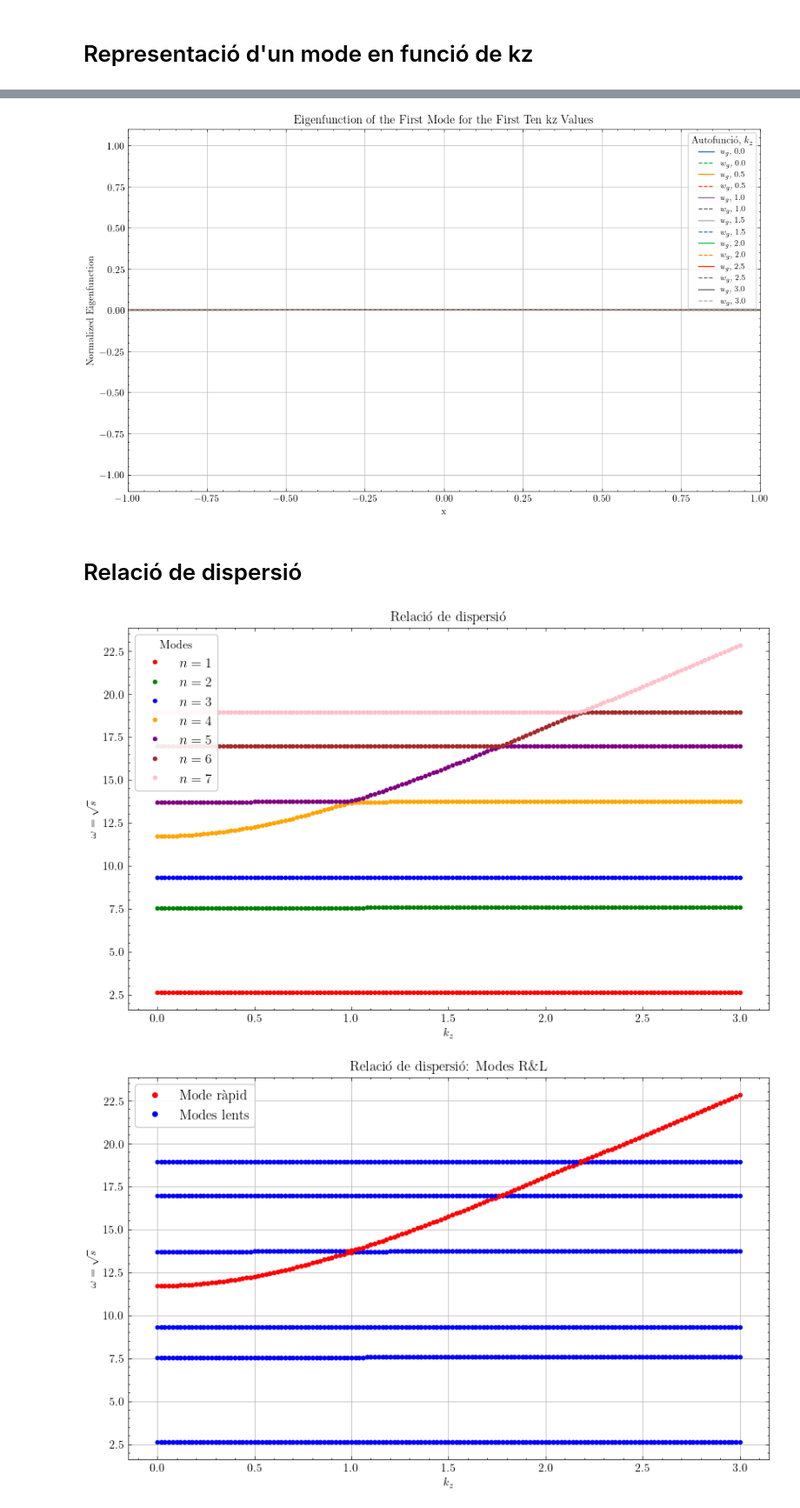
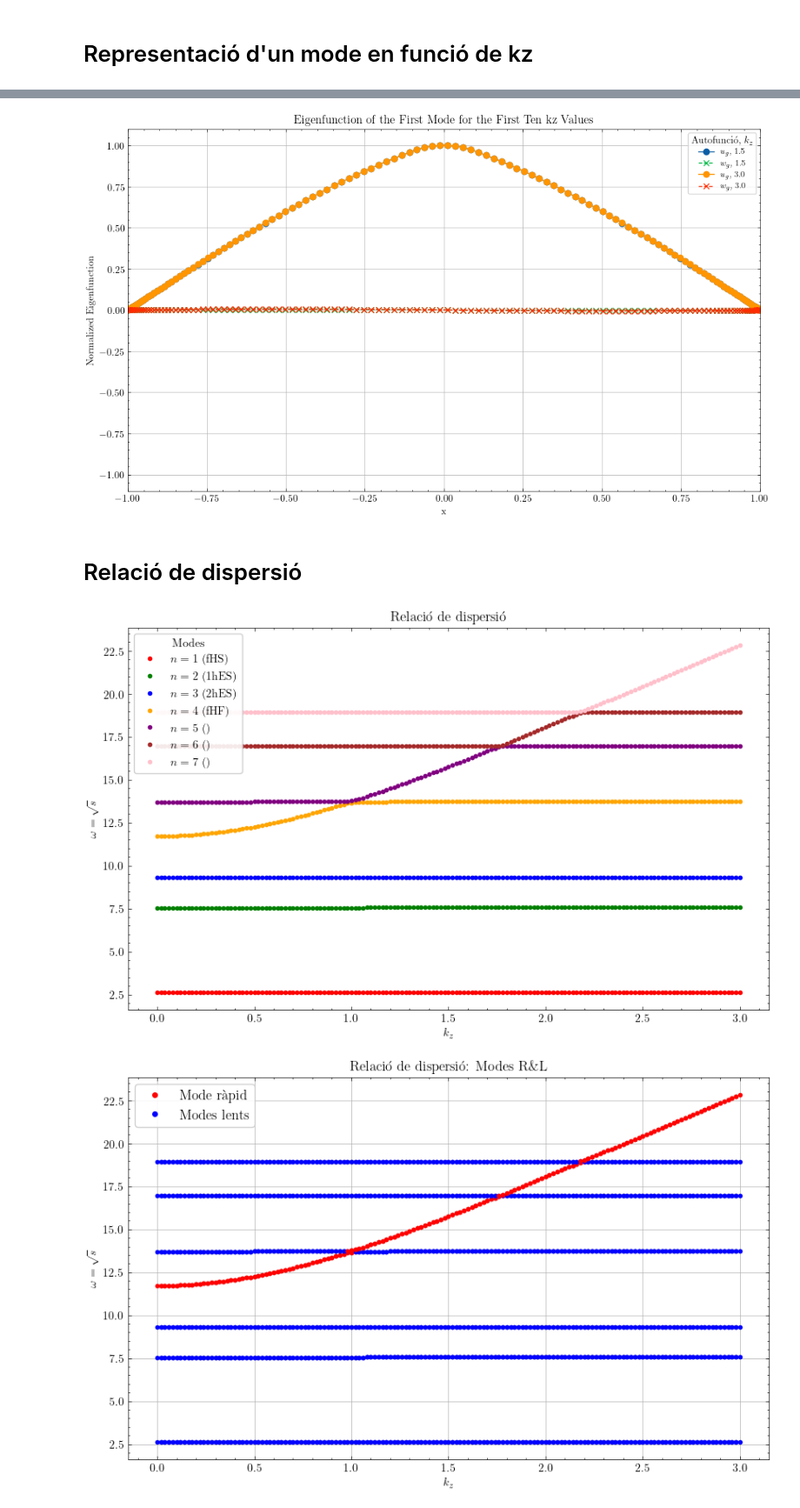
Before and after one commit to JoanRibotOliver/TFG, a Jupyter notebook: Fast & slow modes.ipynb, the cells around one changed output, grey strips where cells are left out. Shown at 87% size. Drawn from its saved outputs; the diff is of its cells as text; code cells hidden in the pictures.

```diff
--- a/Fast & slow modes.ipynb
+++ b/Fast & slow modes.ipynb
@@ -18,6 +18,18 @@ logger = logging.getLogger(__name__)
 from IPython.display import display
 import scienceplots
 plt.style.use('science')
+plt.rcParams.update({
+    "font.size": 12,           # Match LaTeX body text (12pt)
+    "axes.titlesize": 12,      # Title font size
+    "axes.labelsize": 12,      # Axis label font size
+    "xtick.labelsize": 12,     # X tick label font size
+    "ytick.labelsize": 12,     # Y tick label font size
+    "legend.fontsize": 12,     # Legend font size
+    "figure.dpi": 300,         # High DPI for sharpness
+    "font.family": "serif",    # Optional: match LaTeX font
+    "mathtext.fontset": "cm",  # Optional: Computer Modern math
+})
+logging.getLogger().setLevel(logging.WARNING)
 
 
 
@@ -652,7 +612,18 @@ logger = logging.getLogger(__name__)
 from IPython.display import display
 import scienceplots
 plt.style.use('science')
-
+plt.rcParams.update({
+    "font.size": 12,           # Match LaTeX body text (12pt)
+    "axes.titlesize": 12,      # Title font size
+    "axes.labelsize": 12,      # Axis label font size
+    "xtick.labelsize": 12,     # X tick label font size
+    "ytick.labelsize": 12,     # Y tick label font size
+    "legend.fontsize": 12,     # Legend font size
+    "figure.dpi": 300,         # High DPI for sharpness
+    "font.family": "serif",    # Optional: match LaTeX font
+    "mathtext.fontset": "cm",  # Optional: Computer Modern math
+})
+logging.getLogger().setLevel(logging.WARNING)
 
 
 """ Paràmetres """
@@ -721,13 +692,19 @@ for ik, kz in enumerate(kz_list):
     solver.set_state(first_mode_idx, solver.subsystems[0])  # Set the solver state to the  desired mode
 
     # Extract the eigenfunctions
-    ug = u['g'].real/(u['g'][1]).real
-    wg = w['g'].real/(w['g'][1]).real
-    ui = u['g'].imag/(u['g'][1]).imag
-    wi = w['g'].imag/(w['g'][1]).imag
+    ug = u['g'].real
+    wg = w['g'].real
+    ui = u['g'].imag
+    wi = w['g'].imag
 
-    # Find the maximum absolute value between ug and wg
-    max_val = np.max(np.abs(np.concatenate([ug, wg])))
+    # Definim bé el signe del màxim i després normalitzam
+    if np.max(np.abs(ug)) > np.max(np.abs(wg)):
+        aux = ug
+    else:
+        aux = wg
+
+    index = np.argmax(np.abs(aux))
+    max_val = aux[index]
 
     # Normalize both ug and wg by the maximum value
     ug_normalized = ug / max_val
@@ -738,12 +715,13 @@ for ik, kz in enumerate(kz_list):
     #wg_normalized_list.append(wg_normalized)
 
     # Plot only for specific kz values
-    if kz in [0, 0.5, 1, 1.5, 2, 2.5, 3]:
+    if kz in [0.01, 1.5, 3]:
         # Plot ug
-        plt.plot(x, ug_normalized/np.max(np.abs(max_val)), label=f"$u_g$, {kz:.1f}", linestyle='-')
+        plt.plot(x, ug_normalized, label=f"$u_g$, {kz:.1f}", linestyle='-', marker='o')
+        #plt.plot(x, ug_normalized_list[i], label=f"$u_g$, {kz:.1f}", linestyle='-', marker='o')
 
         # Plot wg
-        plt.plot(x, wg_normalized/np.max(np.abs(max_val)), label=f"$w_g$, {kz:.1f}", linestyle='--')
+        plt.plot(x, wg_normalized, label=f"$w_g$, {kz:.1f}", linestyle='--', marker='x')
 
 
 # Add labels, legend, and title
@@ -781,17 +755,28 @@ plt.show()
-[figure, old version]
+[figure, new version]
 # %% [markdown]
 # Relació de dispersió
 # %%
+# Example labels for the first 7 modes
+dd_mode_labels = [
+    r"$n=1$ (fHS)",
+    r"$n=2$ (1hES)",
+    r"$n=3$ (2hES)",
+    r"$n=4$ (fHF)",
+    r"$n=5$ ()",
+    r"$n=6$ ()",
+    r"$n=7$ ()",
+]
+
 # Plot dispersion relation of the first 7 eigenvalues
 plt.figure(figsize=(10, 6))
 for i in range(7):
     colors = ['red', 'green', 'blue', 'orange', 'purple', 'brown', 'pink', 'gray']
-    plt.plot(kz_list, np.sqrt(evals_k[:, i].real), '.', label=f"$n={i+1}$", color=colors[i % len(colors)])
+    plt.plot(kz_list, np.sqrt(evals_k[:, i].real), '.', label=dd_mode_labels[i], color=colors[i % len(colors)])
 plt.xlabel(r"$k_z$")
 plt.ylabel(r"$\omega = \sqrt{s}$")
 plt.title("Relació de dispersió")
 plt.grid(False)
-plt.legend(title='Modes', loc="upper left", frameon=True, fontsize=12, framealpha=0.9)
+plt.legend(title='Modes', loc="upper left", frameon=True, fontsize=10, framealpha=0.9)
 plt.savefig("dd_modes_normals.png", dpi=300, bbox_inches='tight')
 plt.show()
 
@@ -806,7 +791,7 @@ plt.show()
 #    plt.show()
 #plt.show()
 # %% [output]
-[figure, old version]
+[figure, new version]
 # %%
 # Inicialitzar un diccionari per emmagatzemar els valors de kz on es produeix l'increment dràstic
 drastic_increase_points = {}
```
Also changed, not shown: parts of 12 cells of this notebook, 6 other files.
